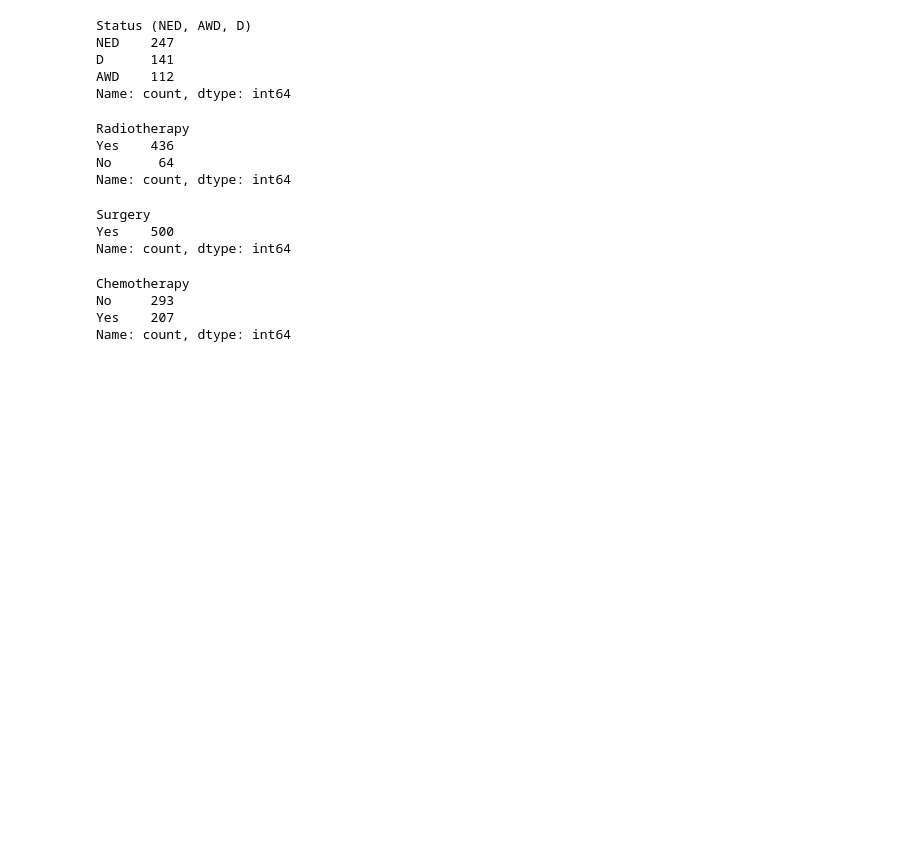
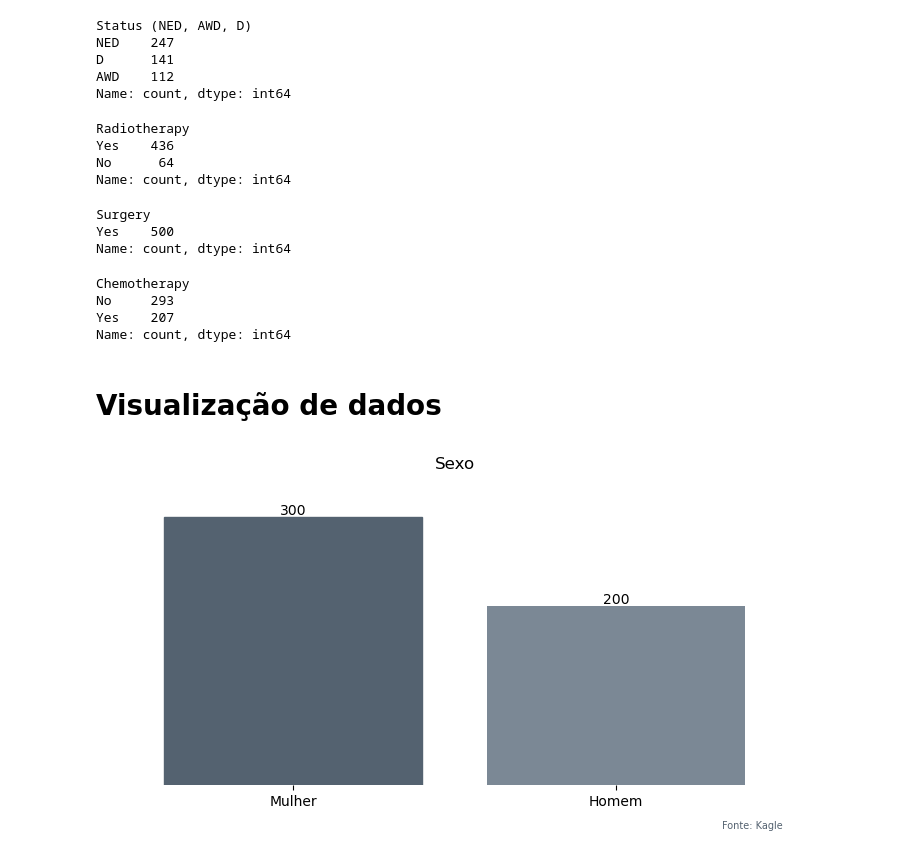
Before and after one commit to gabrielzerraa/bone-tumor, a Jupyter notebook: Bone_Tumor.ipynb, the cells around one changed output. Cells and saved outputs as stored; diff of their text form; code cells hidden in the pictures; blank space fills up the shorter version.

Commit message:
Update Bone_Tumor.ipynb
Início da Visualização de Dados

```diff
--- a/Bone_Tumor.ipynb
+++ b/Bone_Tumor.ipynb
@@ -208,3 +212,28 @@ Chemotherapy
 No     293
 Yes    207
 Name: count, dtype: int64
+# %% [markdown]
+# Visualização de dados
+# %%
+plt.figure(figsize=(9,4))
+
+ax = sns.countplot(df, x='Sex', color='#778899')
+
+ax.set_title('Sexo', loc='center', fontsize=12)
+plt.figtext(s='Fonte: Kaggle', fontsize=7, color='#546270', x=0.81, y=0)
+
+ax.set_xlabel('')
+ax.set_ylabel('')
+ax.spines[['right', 'left', 'top', 'bottom']].set_visible(False)
+plt.yticks([])
+plt.xticks([0, 1], ['Mulher', 'Homem'])
+
+ax.bar_label(ax.containers[0], fmt='%.0f')
+bars = ax.patches
+bars[0].set_color('#546270')
+
+ax.margins(x=0.1, y=0.15)
+
+plt.show()
+# %% [output]
+[figure, added]
```
Also changed, not shown: parts of 5 cells of this notebook.
